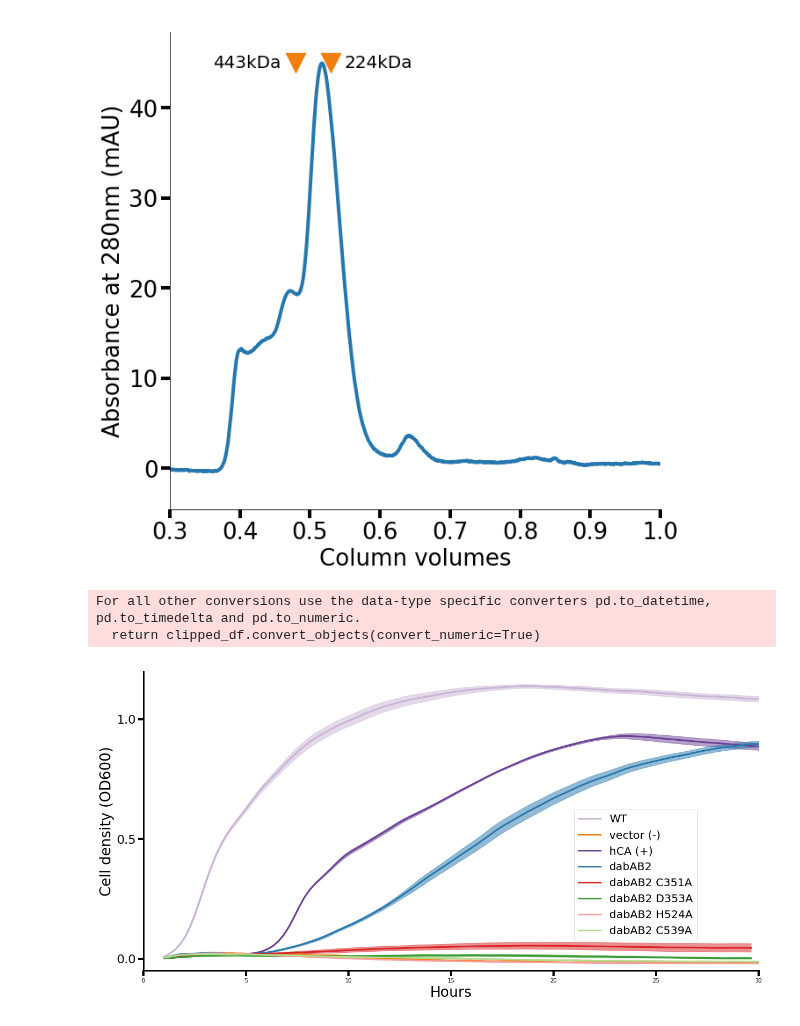
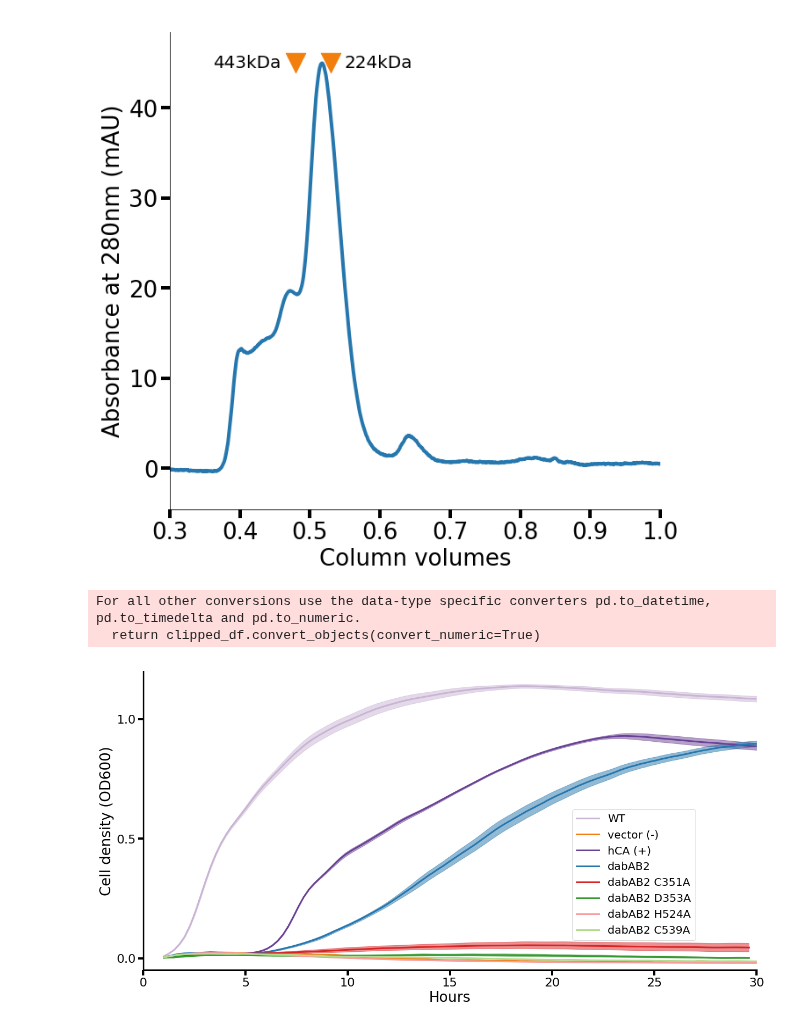
Before and after one commit to jackdesmarais/DabTransporterPaper, a Jupyter notebook: scripts/figure 4 DabA2 point mutants.ipynb, the cells around one changed output. Drawn from its saved outputs; the diff is of its cells as text; code cells hidden in the pictures.

```diff
--- a/scripts/figure 4 DabA2 point mutants.ipynb
+++ b/scripts/figure 4 DabA2 point mutants.ipynb
@@ -439,31 +439,33 @@ for i, tp in enumerate(to_plot):
 
 plt.xlim(0,30)
 
 plt.ylabel('Cell density (OD600)', fontsize=26)
 plt.xlabel('Hours', fontsize=26)
 
 plt.tick_params(axis='both', direction='out', bottom='on', left='on', top='off', right='off',
                 length=10, width=4)
 plt.yticks([0, 0.5, 1.0], fontsize=22)
+plt.xticks(fontsize=22)
+
 plt.ylim(-0.05, 1.2)
     # Hide the right and top spines
 ax.spines['right'].set_visible(False)
 ax.spines['top'].set_visible(False)
 
 # Only show ticks on the left and bottom spines
 ax.yaxis.set_ticks_position('left')
 ax.xaxis.set_ticks_position('bottom')
 
 #     change axis weight
 ax.spines['left'].set_linewidth(3)
 ax.spines['bottom'].set_linewidth(3)
 plt.legend(loc=[0.7,0.1],fontsize=20)
 
 
 
 plt.savefig('fig4/fig4S1.eps',format='eps',bbox_inches='tight')
 plt.show()
 # %% [output]
 For all other conversions use the data-type specific converters pd.to_datetime, pd.to_timedelta and pd.to_numeric.
   return clipped_df.convert_objects(convert_numeric=True)
-[figure, old version]
+[figure, new version]
```
Also changed, not shown: 27 other files.
